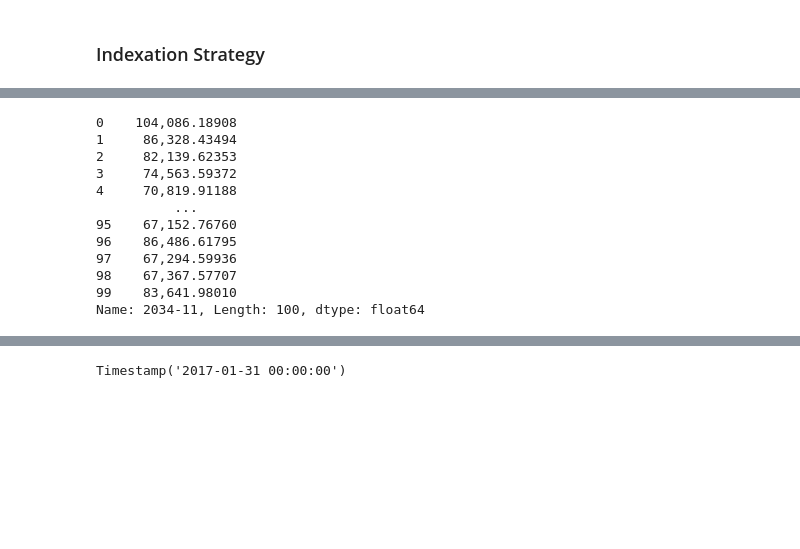
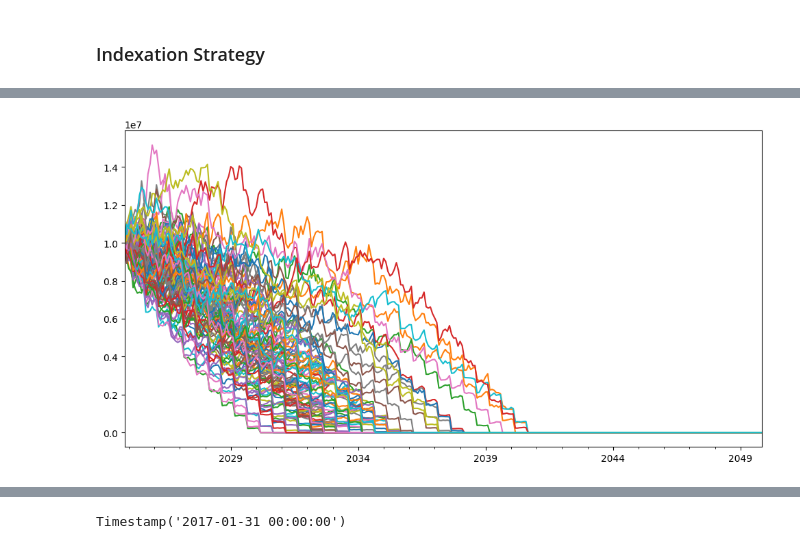
Before and after one commit to mbk-dev/okama, a Jupyter notebook: main_notebook.ipynb, the cells around one changed output, grey strips where cells are left out. Cells and saved outputs as stored; diff of their text form; code cells hidden in the pictures; blank space fills up the shorter version.

```diff
--- a/main_notebook.ipynb
+++ b/main_notebook.ipynb
@@ -168,5 +222,4 @@ AttributeError: 'PortfolioDCF' object has no attribute 'wealth_index_pv'
 # %%
-pf.dcf.set_mc_parameters(distribution="norm", period=15, number=100)  # Normal distribution (or Gaussian distribution)
+pf.dcf.set_mc_parameters(distribution="norm", period=25, number=100)  # Normal distribution (or Gaussian distribution)
 # %%
-df = pf.dcf.monte_carlo_wealth_fv
-df
+df = pf.dcf.monte_carlo_wealth(discounting="pv", include_negative_values=False)
@@ -187,15 +226,5 @@ df
-# %%
-pf.dcf.monte_carlo_wealth_pv.iloc[-1, :]
-# %% [output]
-0    104,086.18908
-1     86,328.43494
-2     82,139.62353
-3     74,563.59372
-4     70,819.91188
-          ...
-95    67,152.76760
-96    86,486.61795
-97    67,294.59936
-98    67,367.57707
-99    83,641.98010
-Name: 2034-11, Length: 100, dtype: float64
+# %%
+df.plot(legend=False)
+plt.yscale('linear')  # linear or log
+# %% [output]
+[figure, added]
```
Also changed, not shown: parts of 36 cells of this notebook, 8 other files.
